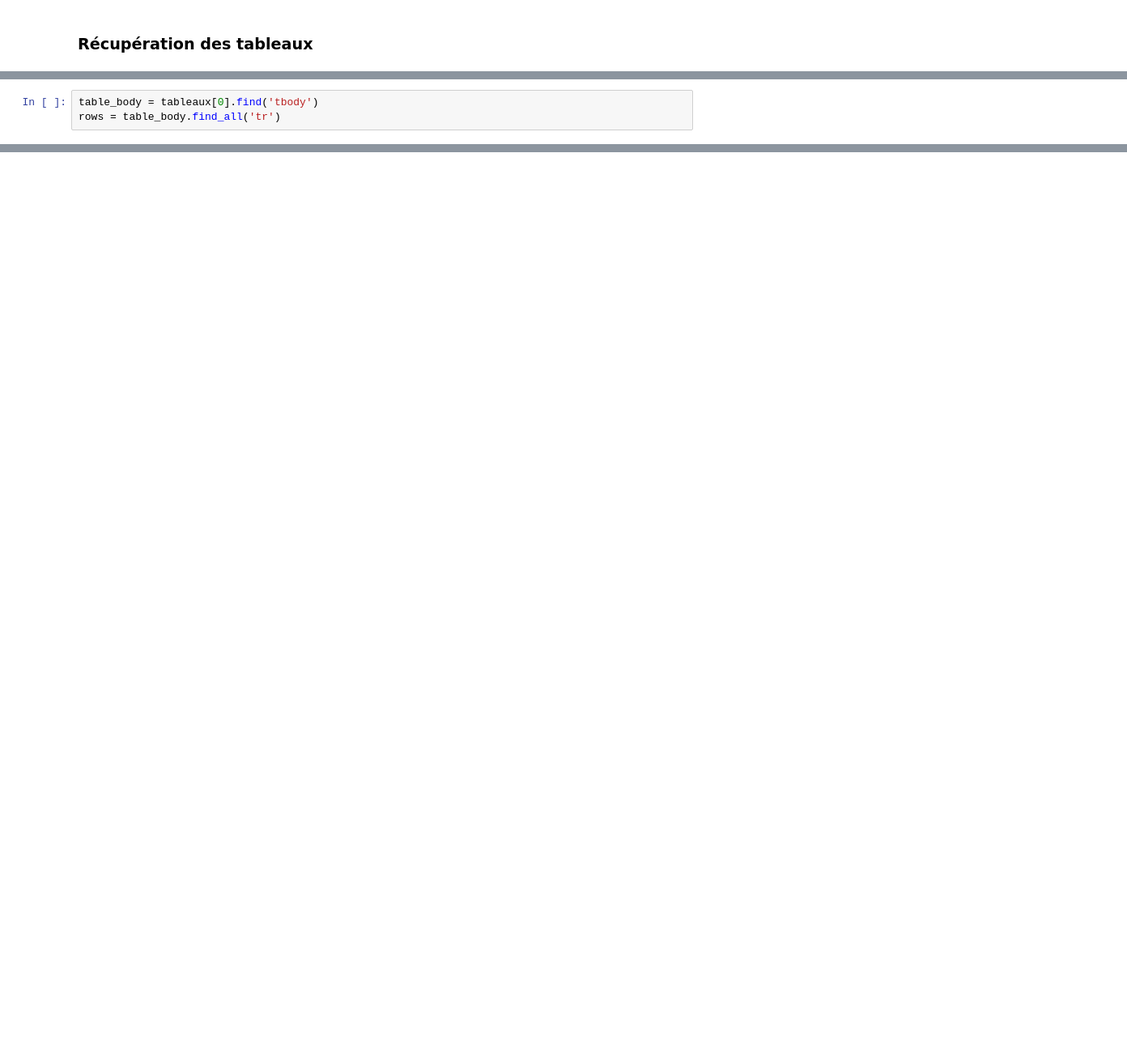
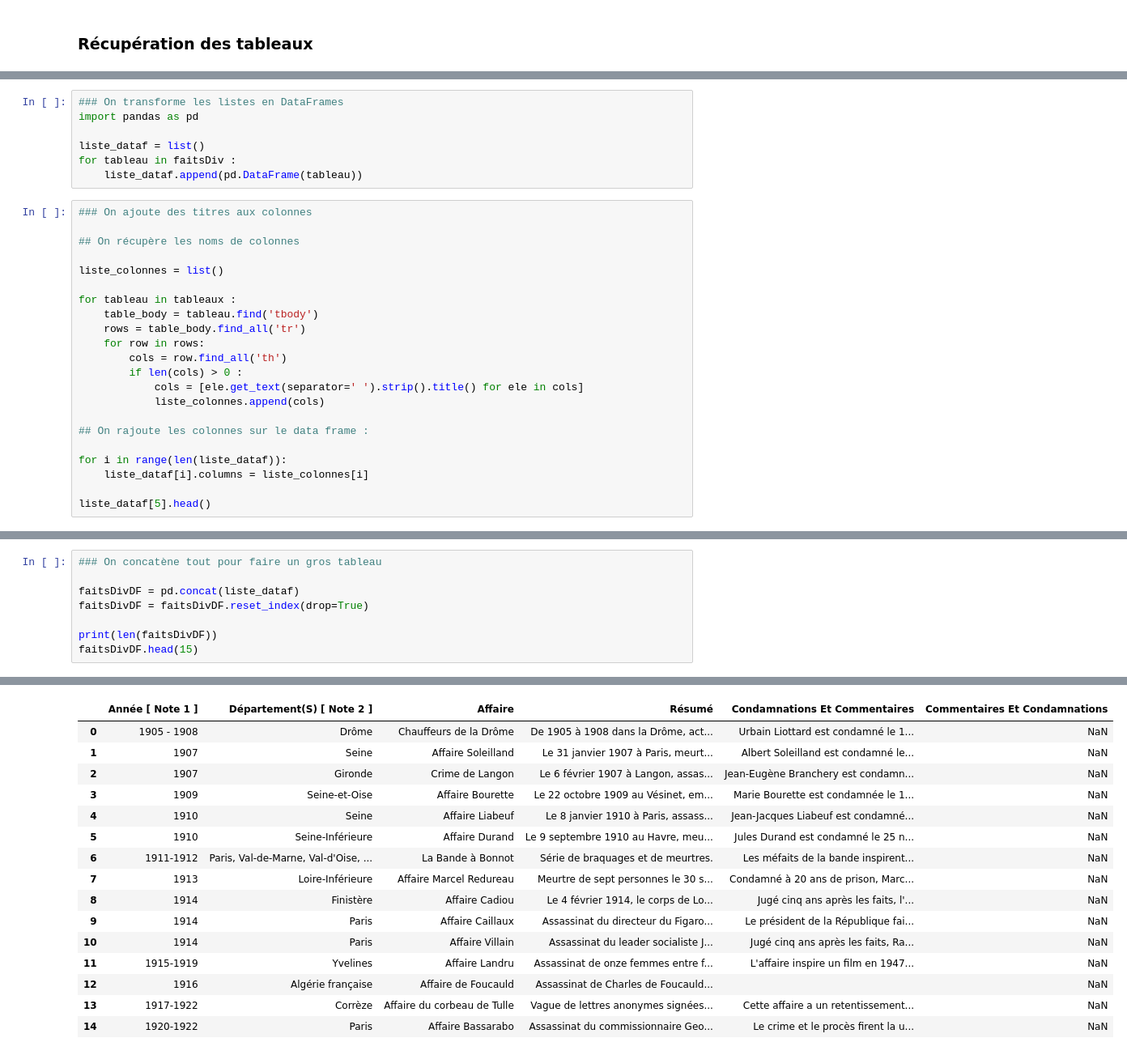
Before and after one commit to jadevalade2/projet_python_datascience_2AS1, a Jupyter notebook: donnees_juris.ipynb, the cells around one changed output, grey strips where cells are left out. Shown at 81% size. Saved outputs shown, nothing was run; the diff lists cells and outputs as text; blank space fills up the shorter version.

Commit message:
Transformation des données wikipedia en DataFrame

```diff
--- a/donnees_juris.ipynb
+++ b/donnees_juris.ipynb
@@ -67,6 +69,3 @@ tableaux = page.find_all('table', {'class':'wikitable sortable'})
 print(len(tableaux))
 # %% [output]
 24
-# %%
-table_body = tableaux[0].find('tbody')
-rows = table_body.find_all('tr')
@@ -151,0 +106,29 @@ tableaux[0]
+# %%
+### On transforme les listes en DataFrames
+import pandas as pd
+
+liste_dataf = list()
+for tableau in faitsDiv :
+    liste_dataf.append(pd.DataFrame(tableau))
+# %%
+### On ajoute des titres aux colonnes
+
+## On récupère les noms de colonnes
+
+liste_colonnes = list()
+
+for tableau in tableaux :
+    table_body = tableau.find('tbody')
+    rows = table_body.find_all('tr')
+    for row in rows:
+        cols = row.find_all('th')
+        if len(cols) > 0 :
+            cols = [ele.get_text(separator=' ').strip().title() for ele in cols]
+            liste_colonnes.append(cols)
+
+## On rajoute les colonnes sur le data frame :
+
+for i in range(len(liste_dataf)):
+    liste_dataf[i].columns = liste_colonnes[i]
+
+liste_dataf[5].head()
@@ -151,0 +142,9 @@ tableaux[0]
+# %%
+### On concatène tout pour faire un gros tableau
+
+faitsDivDF = pd.concat(liste_dataf)
+faitsDivDF = faitsDivDF.reset_index(drop=True)
+
+print(len(faitsDivDF))
+faitsDivDF.head(15)
+# %% [output]
@@ -151,0 +152,16 @@ tableaux[0]
+|  | Année [ Note 1 ] | Département(S) [ Note 2 ] | Affaire | Résumé | Condamnations Et Commentaires | Commentaires Et Condamnations |
+| 0 | 1905 - 1908 | Drôme | Chauffeurs de la Drôme | De 1905 à 1908 dans la Drôme, act... | Urbain Liottard est condamné le 1... | NaN |
+| 1 | 1907 | Seine | Affaire Soleilland | Le 31 janvier 1907 à Paris, meurt... | Albert Soleilland est condamné le... | NaN |
+| 2 | 1907 | Gironde | Crime de Langon | Le 6 février 1907 à Langon, assas... | Jean-Eugène Branchery est condamn... | NaN |
+| 3 | 1909 | Seine-et-Oise | Affaire Bourette | Le 22 octobre 1909 au Vésinet, em... | Marie Bourette est condamnée le 1... | NaN |
+| 4 | 1910 | Seine | Affaire Liabeuf | Le 8 janvier 1910 à Paris, assass... | Jean-Jacques Liabeuf est condamné... | NaN |
+| 5 | 1910 | Seine-Inférieure | Affaire Durand | Le 9 septembre 1910 au Havre, meu... | Jules Durand est condamné le 25 n... | NaN |
+| 6 | 1911-1912 | Paris, Val-de-Marne, Val-d'Oise, ... | La Bande à Bonnot | Série de braquages et de meurtres. | Les méfaits de la bande inspirent... | NaN |
+| 7 | 1913 | Loire-Inférieure | Affaire Marcel Redureau | Meurtre de sept personnes le 30 s... | Condamné à 20 ans de prison, Marc... | NaN |
+| 8 | 1914 | Finistère | Affaire Cadiou | Le 4 février 1914, le corps de Lo... | Jugé cinq ans après les faits, l'... | NaN |
+| 9 | 1914 | Paris | Affaire Caillaux | Assassinat du directeur du Figaro... | Le président de la République fai... | NaN |
+| 10 | 1914 | Paris | Affaire Villain | Assassinat du leader socialiste J... | Jugé cinq ans après les faits, Ra... | NaN |
+| 11 | 1915-1919 | Yvelines | Affaire Landru | Assassinat de onze femmes entre f... | L'affaire inspire un film en 1947... | NaN |
+| 12 | 1916 | Algérie française | Affaire de Foucauld | Assassinat de Charles de Foucauld... |  | NaN |
+| 13 | 1917-1922 | Corrèze | Affaire du corbeau de Tulle | Vague de lettres anonymes signées... | Cette affaire a un retentissement... | NaN |
+| 14 | 1920-1922 | Paris | Affaire Bassarabo | Assassinat du commissionnaire Geo... | Le crime et le procès firent la u... | NaN |
```
Also changed, not shown: parts of 7 cells of this notebook.
